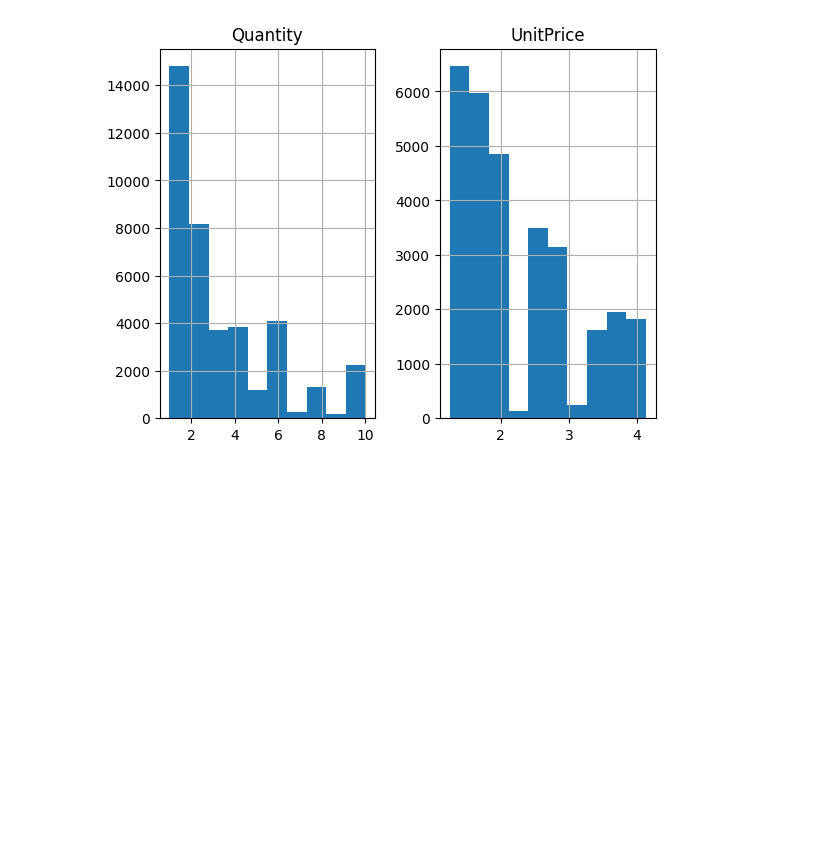
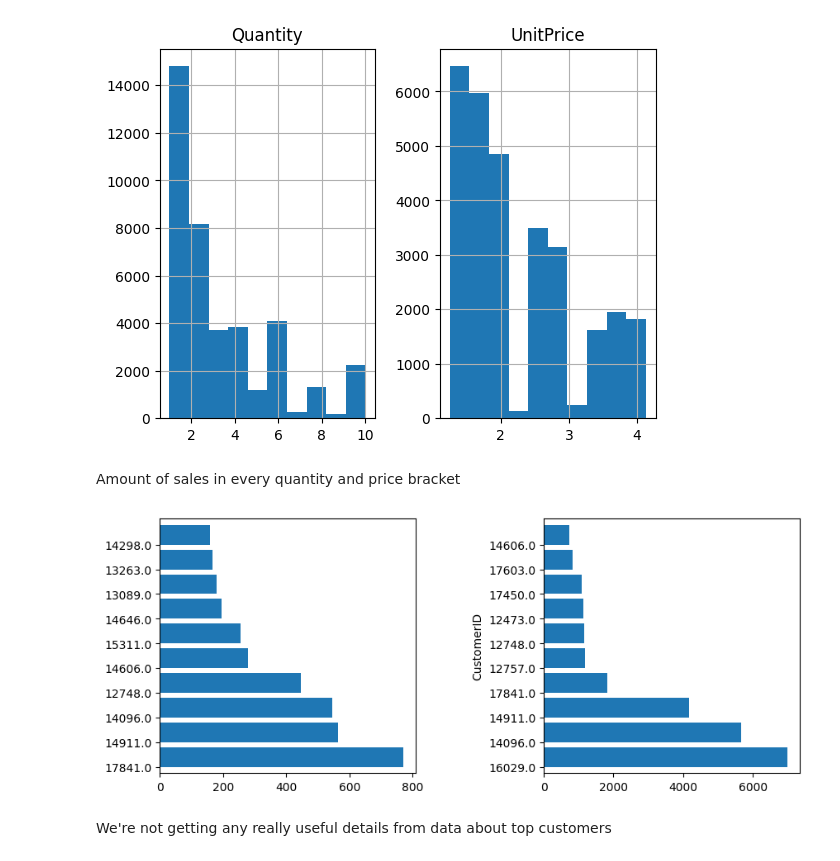
Before and after one commit to BaakhOfficial/Business-Data-Analysis-Report, a Jupyter notebook: Untitled-1.ipynb, the cells around one changed output. Saved outputs shown, nothing was run; the diff lists cells and outputs as text; code cells hidden in the pictures; blank space fills up the shorter version.

```diff
--- a/Untitled-1.ipynb
+++ b/Untitled-1.ipynb
@@ -79,3 +399,22 @@ df.hist('UnitPrice',range=(1.25,4.13), ax=ax2)
 plt.show()
 # %% [output]
 [figure]
+# %% [markdown]
+Amount of sales in every quantity and price bracket
+# %%
+fig, (ax1, ax2) = plt.subplots(1, 2)
+plt.subplots_adjust(wspace=0.5)
+
+counts = df['CustomerID'].value_counts()
+counts = counts.sort_values(ascending=False).head(10)
+counts.plot(kind='barh', width=0.8, align='edge', figsize=(10, 4), ax=ax1)
+
+customer_sum = df.groupby('CustomerID')['UnitPrice'].sum()
+customer_sum = customer_sum.sort_values(ascending=False).head(10)
+customer_sum.plot(kind='barh', width=0.8, align='edge', figsize=(10, 4), ax=ax2)
+
+plt.show()
+# %% [output]
+[figure, added]
+# %% [markdown]
+We're not getting any really useful details from data about top customers
```
Also changed, not shown: parts of 57 cells of this notebook.
